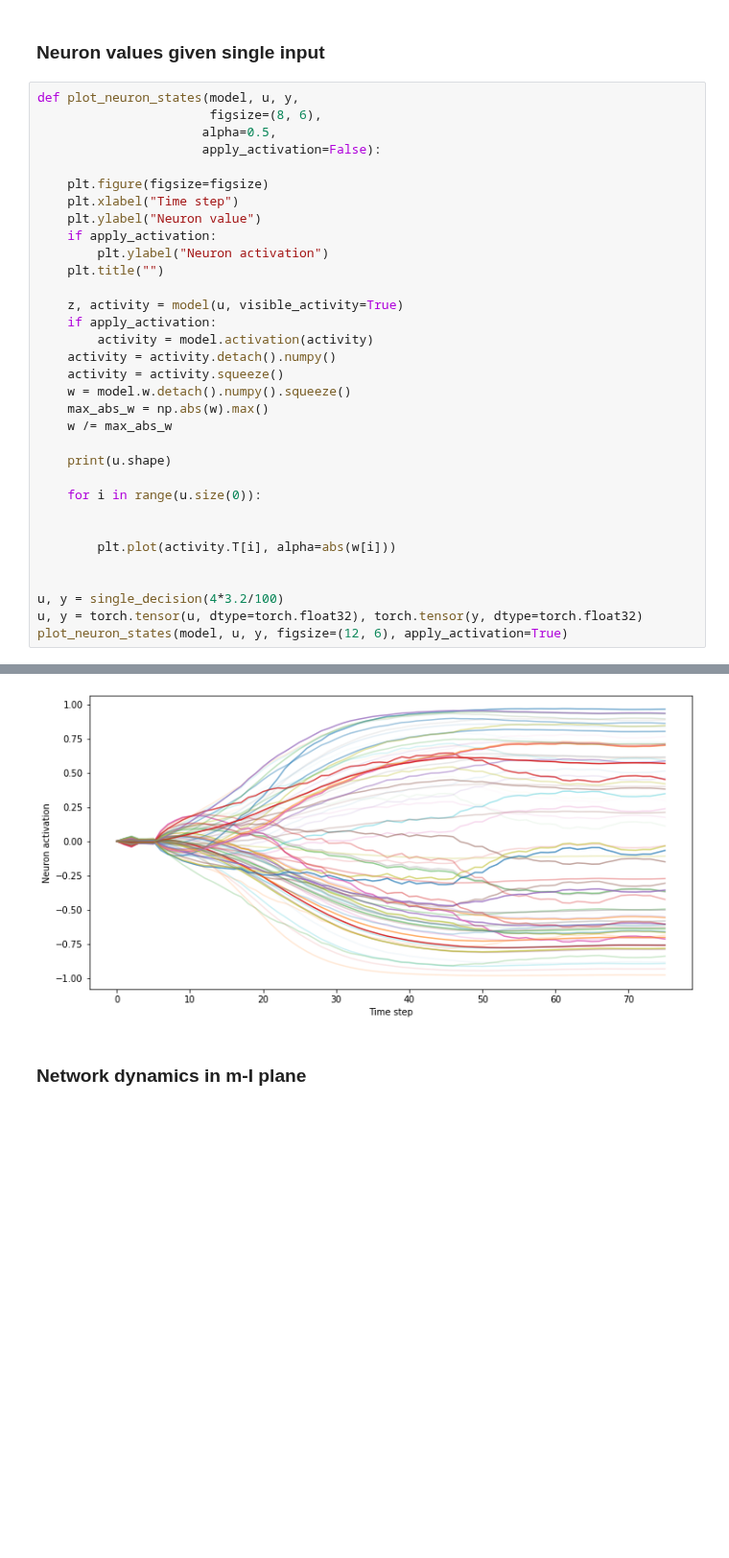
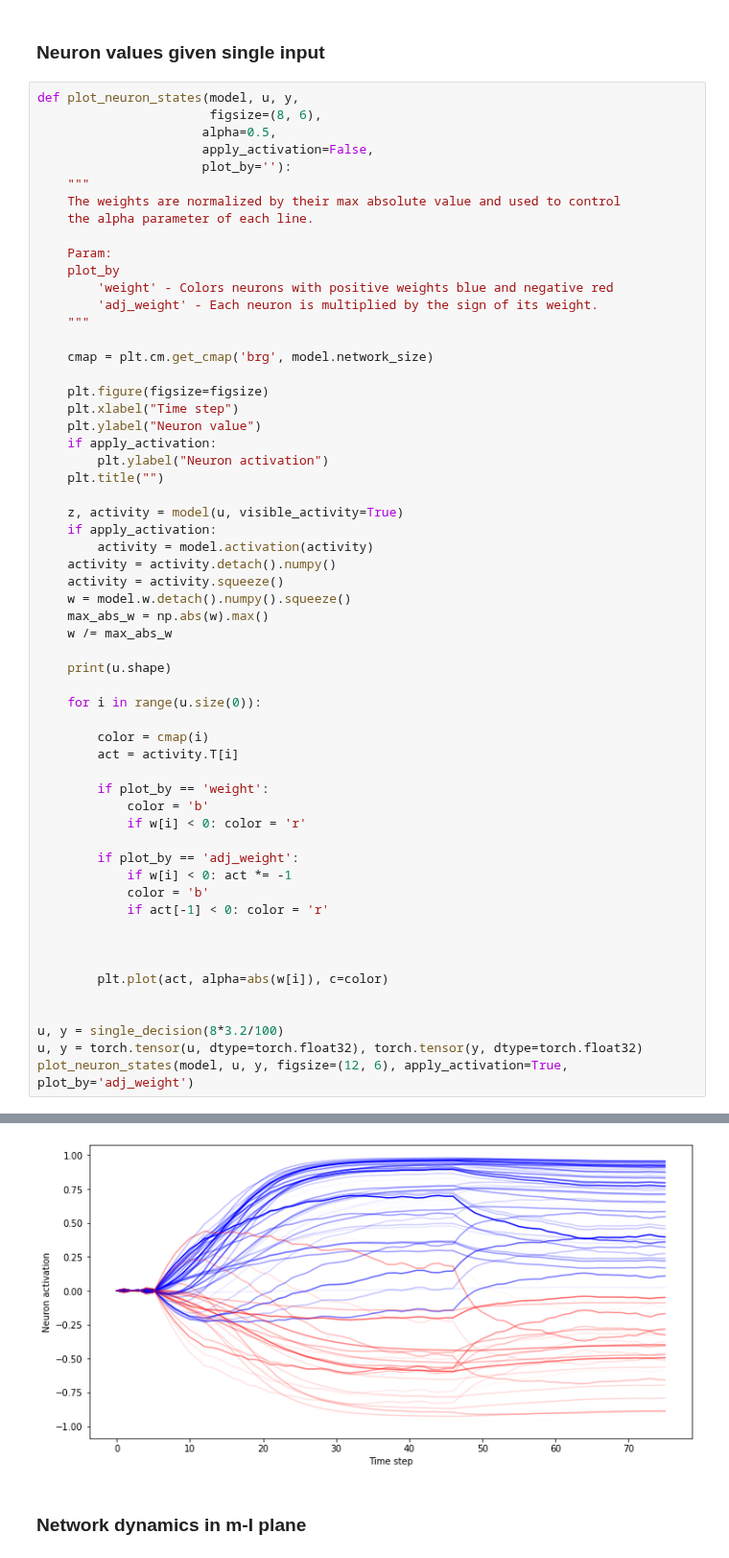
Before and after one commit to Erfan7bt/MHBF, a Jupyter notebook: Projects/PlottingFunctions.ipynb, the cells around one changed output, grey strips where cells are left out. Shown at 96% size. Drawn from its saved outputs; the diff is of its cells as text; blank space fills up the shorter version.

Commit message:
updated plotting

```diff
--- a/Projects/PlottingFunctions.ipynb
+++ b/Projects/PlottingFunctions.ipynb
@@ -98,37 +95,62 @@ plot_input_range(model,
 def plot_neuron_states(model, u, y,
                        figsize=(8, 6),
                       alpha=0.5,
-                      apply_activation=False):
+                      apply_activation=False,
+                      plot_by=''):
+    """
+    The weights are normalized by their max absolute value and used to control
+    the alpha parameter of each line.
+
+    Param:
+    plot_by
+        'weight' - Colors neurons with positive weights blue and negative red
+        'adj_weight' - Each neuron is multiplied by the sign of its weight.
+    """
+
+    cmap = plt.cm.get_cmap('brg', model.network_size)
 
     plt.figure(figsize=figsize)
     plt.xlabel("Time step")
     plt.ylabel("Neuron value")
     if apply_activation:
         plt.ylabel("Neuron activation")
     plt.title("")
 
     z, activity = model(u, visible_activity=True)
     if apply_activation:
         activity = model.activation(activity)
     activity = activity.detach().numpy()
     activity = activity.squeeze()
     w = model.w.detach().numpy().squeeze()
     max_abs_w = np.abs(w).max()
     w /= max_abs_w
 
     print(u.shape)
 
     for i in range(u.size(0)):
 
+        color = cmap(i)
+        act = activity.T[i]
 
-        plt.plot(activity.T[i], alpha=abs(w[i]))
+        if plot_by == 'weight':
+            color = 'b'
+            if w[i] < 0: color = 'r'
+
+        if plot_by == 'adj_weight':
+            if w[i] < 0: act *= -1
+            color = 'b'
+            if act[-1] < 0: color = 'r'
 
 
-u, y = single_decision(4*3.2/100)
+
+        plt.plot(act, alpha=abs(w[i]), c=color)
+
+
+u, y = single_decision(8*3.2/100)
 u, y = torch.tensor(u, dtype=torch.float32), torch.tensor(y, dtype=torch.float32)
-plot_neuron_states(model, u, y, figsize=(12, 6), apply_activation=True)
+plot_neuron_states(model, u, y, figsize=(12, 6), apply_activation=True, plot_by='adj_weight')
 # %% [output]
 torch.Size([75])
-[figure, old version]
+[figure, new version]
 # %% [markdown]
 ### Network dynamics in m-I plane
```
Also changed, not shown: parts of 4 cells of this notebook.
